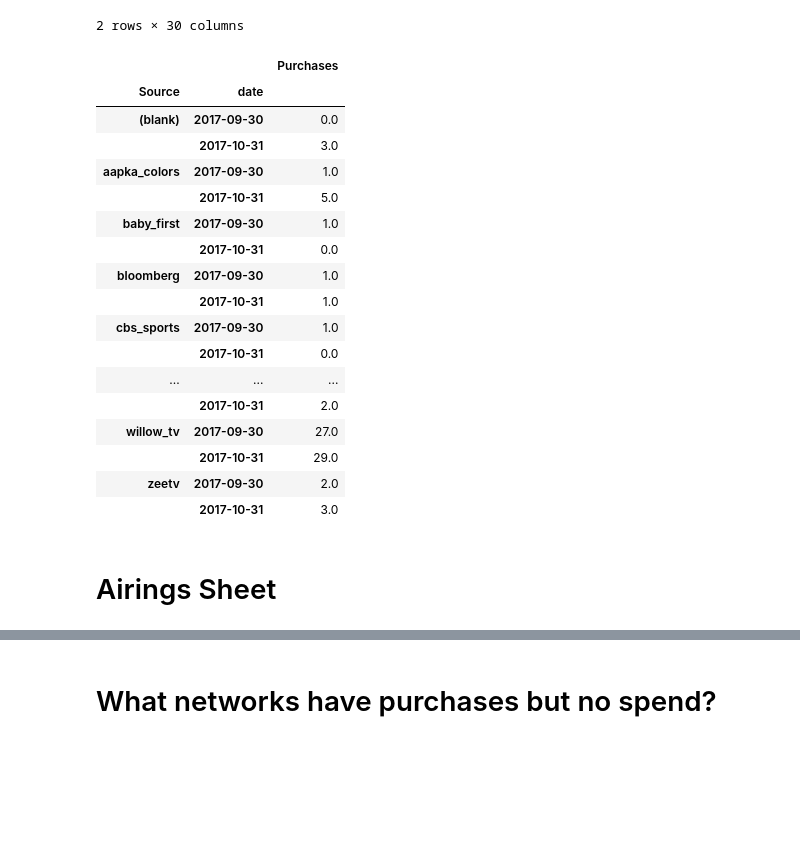
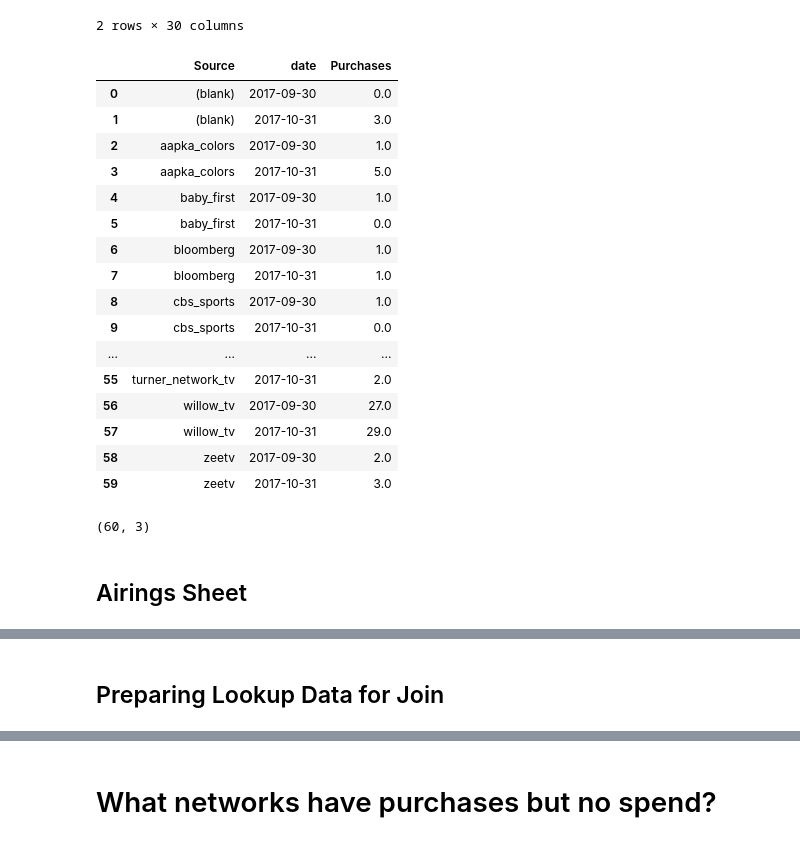
Before and after one commit to papir805/telepulse_ad_campaign_report, a Jupyter notebook: takehome_quiz_answers.ipynb, the cells around one changed output, grey strips where cells are left out. Cells and saved outputs as stored; diff of their text form; code cells hidden in the pictures; blank space fills up the shorter version.

```diff
--- a/takehome_quiz_answers.ipynb
+++ b/takehome_quiz_answers.ipynb
@@ -180,6 +199,6 @@ overall_tbl
 # %%
-purchase_data_by_date = purchase_data_transpose.groupby(pd.Grouper(freq='M')).agg('sum')
-purchase_data_by_date
+purchase_data_by_month = purchase_data_transpose.groupby(pd.Grouper(freq='M')).agg('sum')
+purchase_data_by_month
 # %% [output]
 | Source | (blank) | aapka_colors | baby_first | bloomberg | cbs_sports | cnbc | cnn | comedy_central | dateline | ... |
 | date |  |  |  |  |  |  |  |  |  | ... |
@@ -187,31 +206,36 @@ purchase_data_by_date
 | 2017-10-31 | 3.0 | 5.0 | 0.0 | 1.0 | 0.0 | 10.0 | 10.0 | 2.0 | 10.0 | ... |
 2 rows × 30 columns
 # %%
-purchase_data_by_date = purchase_data_by_date.transpose()
-purchase_data_by_date = purchase_data_by_date.stack().to_frame()
-purchase_data_by_date.rename(columns={0:'Purchases'}, inplace=True)
-purchase_data_by_date
+purchase_data_by_month = purchase_data_by_month.transpose()
+purchase_data_by_month = purchase_data_by_month.stack().to_frame()
+purchase_data_by_month.rename(columns={0:'Purchases'}, inplace=True)
+purchase_data_by_month = purchase_data_by_month.reset_index()
+purchase_data_by_month['Source'] = purchase_data_by_month['Source'].str.lower()
+purchase_data_by_month
 # %% [output]
-|  |  | Purchases |
-| Source | date |  |
-| (blank) | 2017-09-30 | 0.0 |
-|  | 2017-10-31 | 3.0 |
-| aapka_colors | 2017-09-30 | 1.0 |
-|  | 2017-10-31 | 5.0 |
-| baby_first | 2017-09-30 | 1.0 |
-|  | 2017-10-31 | 0.0 |
-| bloomberg | 2017-09-30 | 1.0 |
-|  | 2017-10-31 | 1.0 |
-| cbs_sports | 2017-09-30 | 1.0 |
-|  | 2017-10-31 | 0.0 |
-| ... | ... | ... |
-|  | 2017-10-31 | 2.0 |
-| willow_tv | 2017-09-30 | 27.0 |
-|  | 2017-10-31 | 29.0 |
-| zeetv | 2017-09-30 | 2.0 |
-|  | 2017-10-31 | 3.0 |
+|  | Source | date | Purchases |
+| 0 | (blank) | 2017-09-30 | 0.0 |
+| 1 | (blank) | 2017-10-31 | 3.0 |
+| 2 | aapka_colors | 2017-09-30 | 1.0 |
+| 3 | aapka_colors | 2017-10-31 | 5.0 |
+| 4 | baby_first | 2017-09-30 | 1.0 |
+| 5 | baby_first | 2017-10-31 | 0.0 |
+| 6 | bloomberg | 2017-09-30 | 1.0 |
+| 7 | bloomberg | 2017-10-31 | 1.0 |
+| 8 | cbs_sports | 2017-09-30 | 1.0 |
+| 9 | cbs_sports | 2017-10-31 | 0.0 |
+| ... | ... | ... | ... |
+| 55 | turner_network_tv | 2017-10-31 | 2.0 |
+| 56 | willow_tv | 2017-09-30 | 27.0 |
+| 57 | willow_tv | 2017-10-31 | 29.0 |
+| 58 | zeetv | 2017-09-30 | 2.0 |
+| 59 | zeetv | 2017-10-31 | 3.0 |
+# %%
+purchase_data_by_month.shape
+# %% [output]
+(60, 3)
 # %% [markdown]
-# Airings Sheet
+## Airings Sheet
 # %%
 airings_data.info()
 # %% [output]
@@ -232,5 +256,7 @@ dtypes: datetime64[ns](1), float64(1), int64(1), object(5)
 memory usage: 402.8+ KB
 # %%
 # airings_data.groupby([pd.Grouper(key='Date/Time ET', freq='M'), 'Network'])[['Spend', 'Lift']].agg('sum')
+# %% [markdown]
+## Preparing Lookup Data for Join
 # %%
 lookup_data = lookup_data.drop('Exit Survey.1', axis=1)
```
Also changed, not shown: parts of 43 cells of this notebook, 1 other file.
